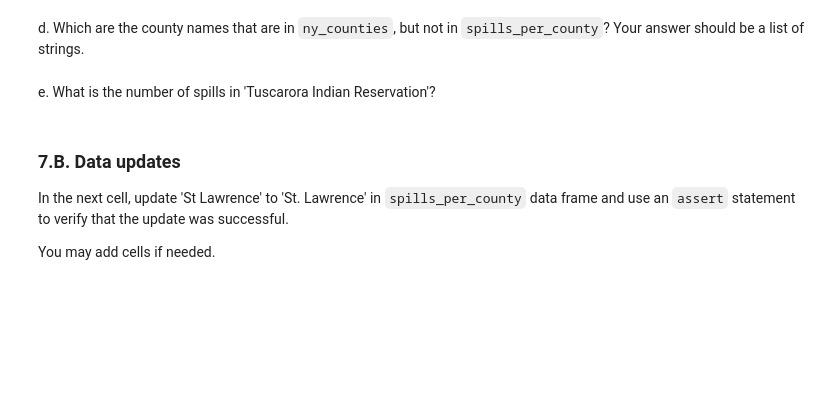
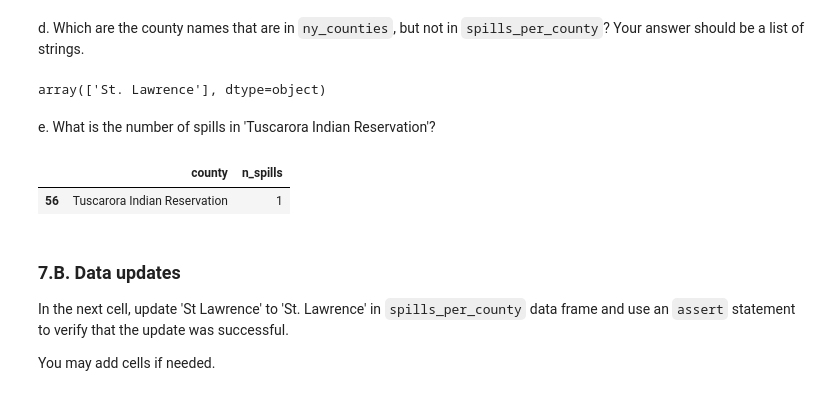
Before and after one commit to jorb1/eds220-hwk3, a Jupyter notebook: hwk3-task2-oil-spills.ipynb, the cells around one changed output. Saved outputs shown, nothing was run; the diff lists cells and outputs as text; code cells hidden in the pictures; blank space fills up the shorter version.

```diff
--- a/hwk3-task2-oil-spills.ipynb
+++ b/hwk3-task2-oil-spills.ipynb
@@ -462,3 +461,9 @@ diff_names_ny
+# %%
+# Now, do the opposite, to see what is in ny_counties but NOT in spills_per_county, by changing the order
+diff_names_spills = np.setdiff1d((ny_counties['name'].unique()), (spills_per_county['county'].unique()))
+diff_names_spills
+# %% [output]
+array(['St. Lawrence'], dtype=object)
 # %% [markdown]
 
 
@@ -469,3 +472,10 @@ e. What is the number of spills in 'Tuscarora Indian Reservation'?
+# %%
+# e.
+# View the single row containing the reservation name
+spills_per_county[spills_per_county['county'] == 'Tuscarora Indian Reservation']
+# %% [output]
+|  | county | n_spills |
+| 56 | Tuscarora Indian Reservation | 1 |
 # %% [markdown]
 ### 7.B. Data updates
 
```
Also changed, not shown: parts of 10 cells of this notebook.
